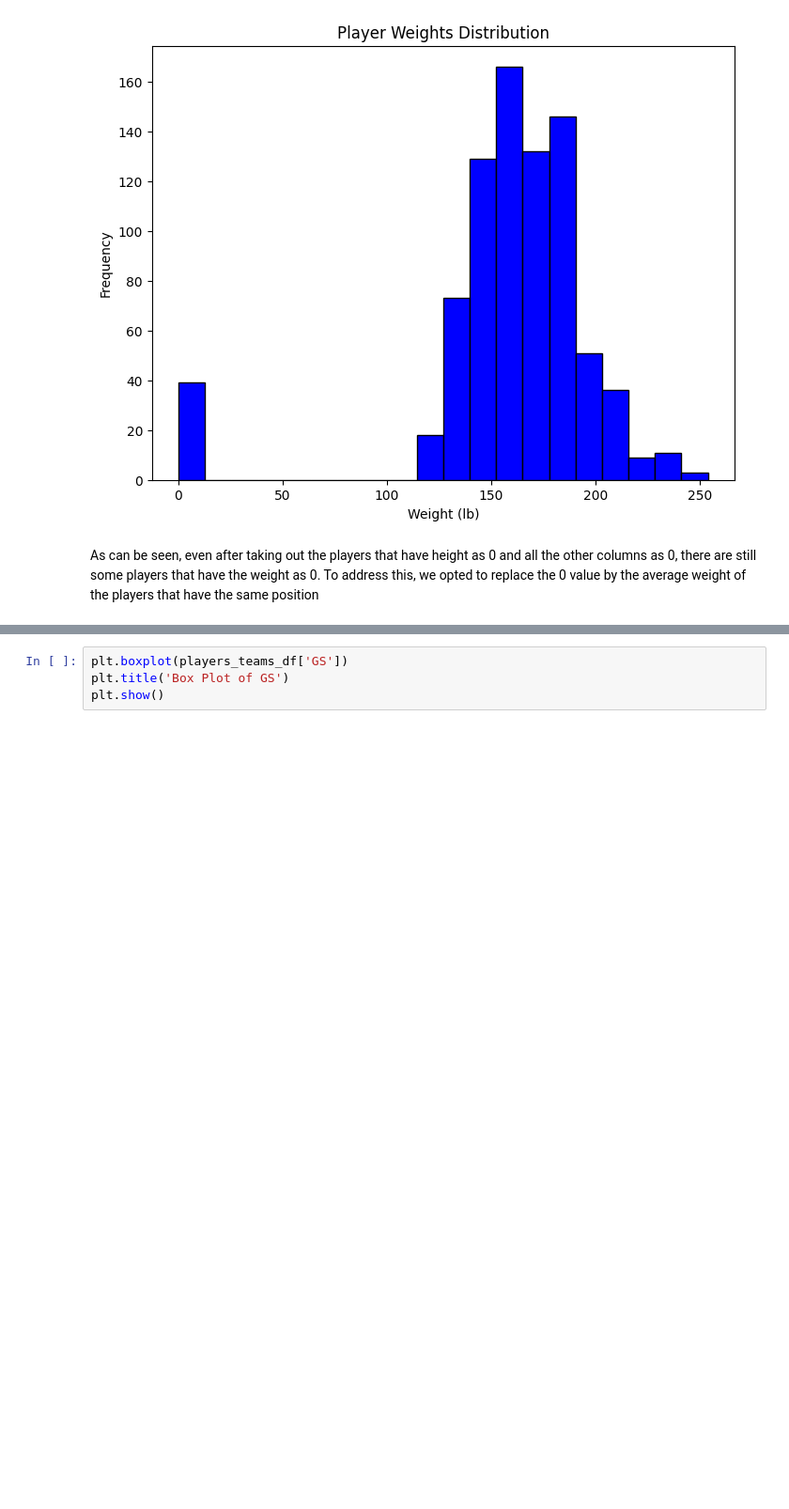
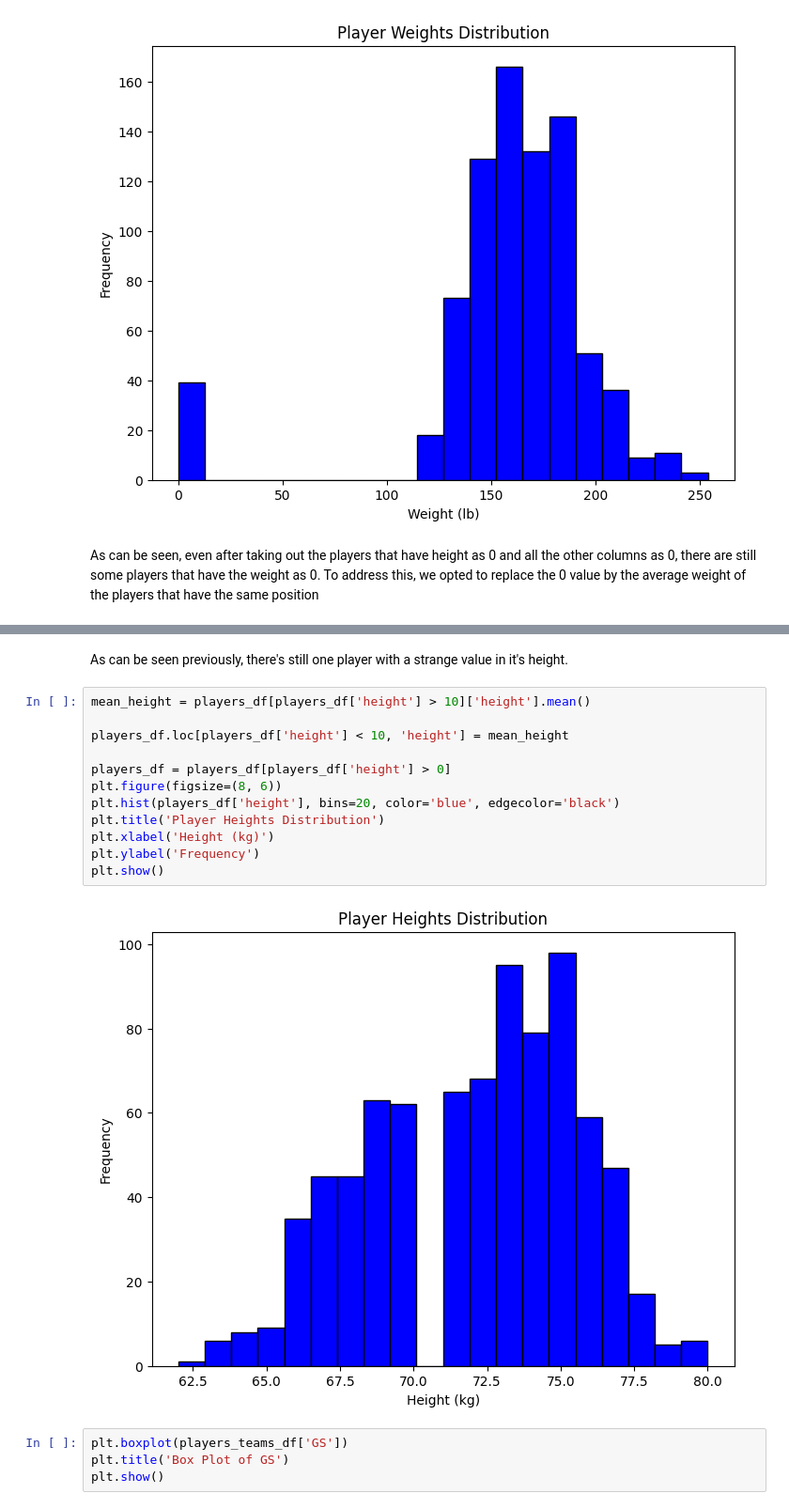
Before and after one commit to Hugo7gomes/FEUP_AC, a Jupyter notebook: firstApproach.ipynb, the cells around one changed output, grey strips where cells are left out. Shown: that part at 94% size. Drawn from its saved outputs; the diff is of its cells as text; blank space fills up the shorter version.

```diff
--- a/firstApproach.ipynb
+++ b/firstApproach.ipynb
@@ -131,3 +122,19 @@ plt.show()
+# %% [markdown]
+As can be seen previously, there\'s still one player with a strange value in it's height.
+# %%
+mean_height = players_df[players_df['height'] > 10]['height'].mean()
+
+players_df.loc[players_df['height'] < 10, 'height'] = mean_height
+
+players_df = players_df[players_df['height'] > 0]
+plt.figure(figsize=(8, 6))
+plt.hist(players_df['height'], bins=20, color='blue', edgecolor='black')
+plt.title('Player Heights Distribution')
+plt.xlabel('Height (kg)')
+plt.ylabel('Frequency')
+plt.show()
+# %% [output]
+[figure, added]
 # %%
 plt.boxplot(players_teams_df['GS'])
 plt.title('Box Plot of GS')
```
Also changed, not shown: parts of 9 cells of this notebook, 1 other file.
